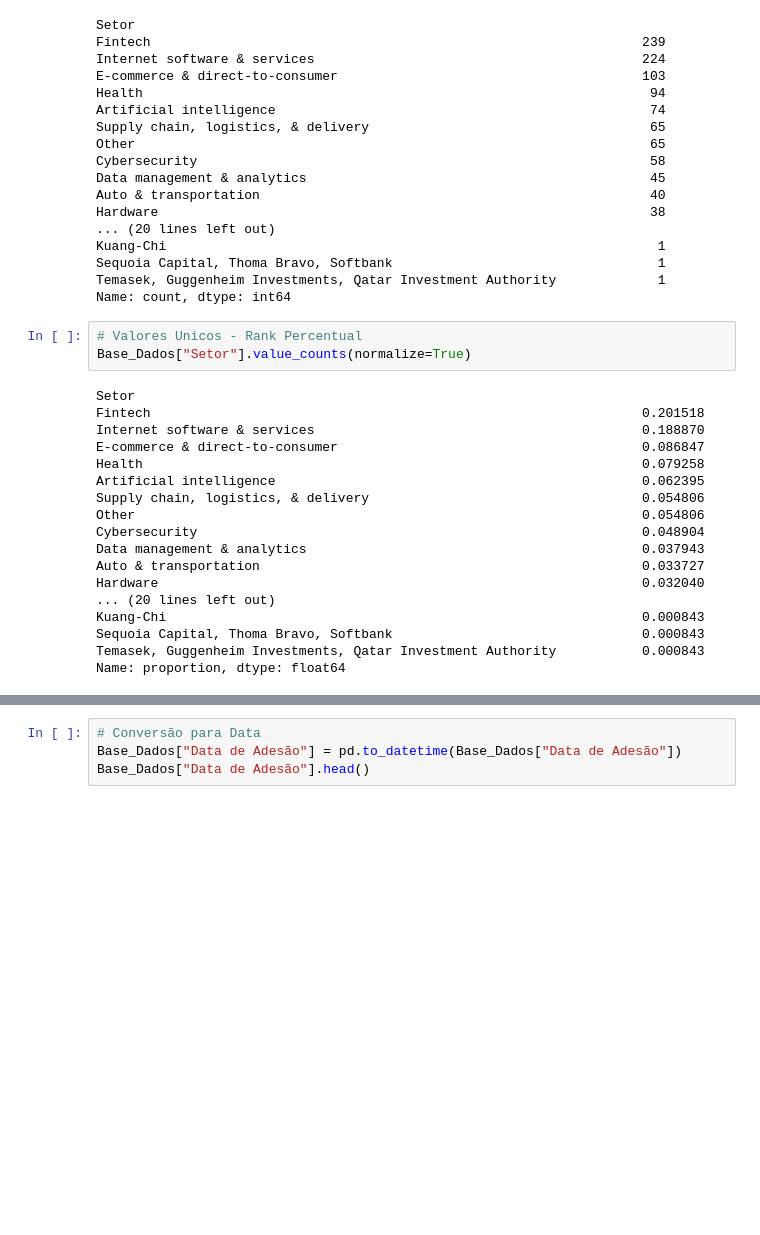
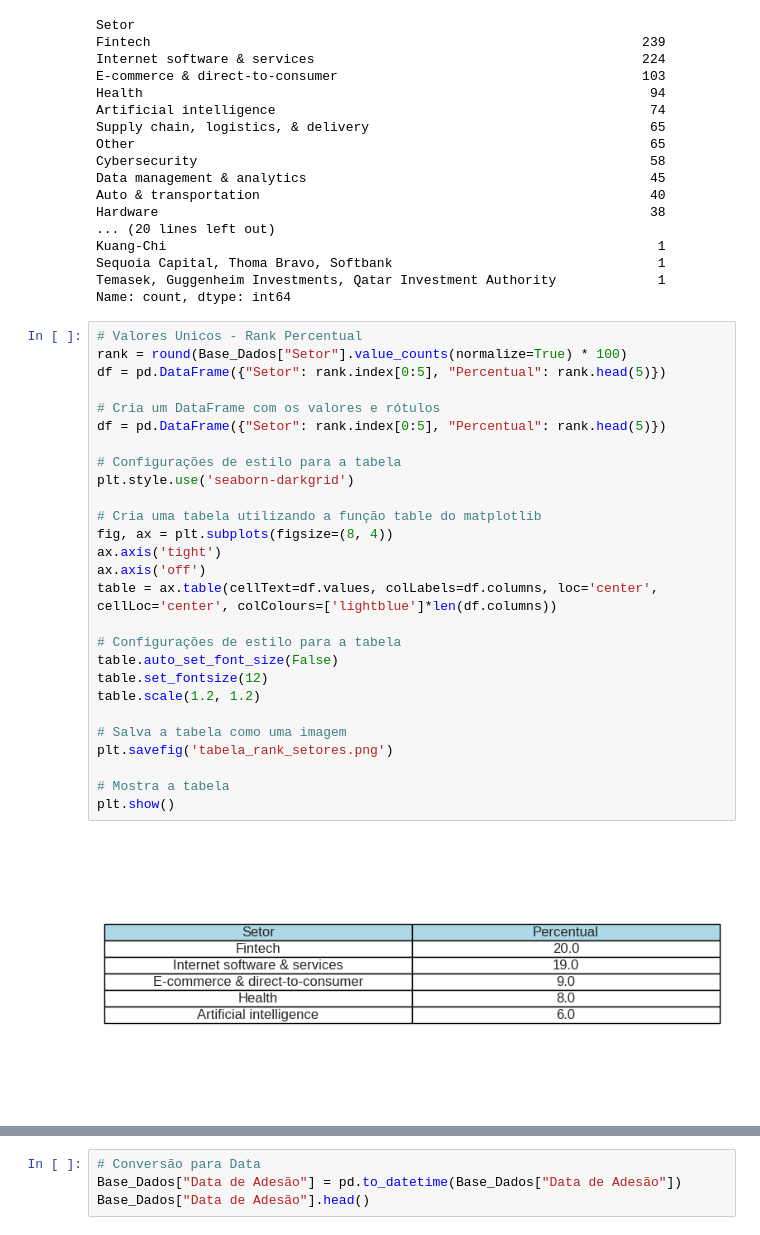
Before and after one commit to vhsmdev/analise-de-dados-projeto-unicornio, a Jupyter notebook: Projeto_Unicornios.ipynb, the cells around one changed output, grey strips where cells are left out. Drawn from its saved outputs; the diff is of its cells as text; blank space fills up the shorter version.

```diff
--- a/Projeto_Unicornios.ipynb
+++ b/Projeto_Unicornios.ipynb
@@ -138,27 +138,35 @@ Kuang-Chi                                                               1
 Sequoia Capital, Thoma Bravo, Softbank                                  1
 Temasek, Guggenheim Investments, Qatar Investment Authority             1
 Name: count, dtype: int64
-# %%
-# Valores Unicos - Rank Percentual
-Base_Dados["Setor"].value_counts(normalize=True)
-# %% [output]
-Setor
-Fintech                                                               0.201518
-Internet software & services                                          0.188870
-E-commerce & direct-to-consumer                                       0.086847
-Health                                                                0.079258
-Artificial intelligence                                               0.062395
-Supply chain, logistics, & delivery                                   0.054806
-Other                                                                 0.054806
-Cybersecurity                                                         0.048904
-Data management & analytics                                           0.037943
-Auto & transportation                                                 0.033727
-Hardware                                                              0.032040
-... (20 lines left out)
-Kuang-Chi                                                             0.000843
-Sequoia Capital, Thoma Bravo, Softbank                                0.000843
-Temasek, Guggenheim Investments, Qatar Investment Authority           0.000843
-Name: proportion, dtype: float64
+# %%
+# Valores Unicos - Rank Percentual
+rank = round(Base_Dados["Setor"].value_counts(normalize=True) * 100)
+df = pd.DataFrame({"Setor": rank.index[0:5], "Percentual": rank.head(5)})
+
+# Cria um DataFrame com os valores e rótulos
+df = pd.DataFrame({"Setor": rank.index[0:5], "Percentual": rank.head(5)})
+
+# Configurações de estilo para a tabela
+plt.style.use('seaborn-darkgrid')
+
+# Cria uma tabela utilizando a função table do matplotlib
+fig, ax = plt.subplots(figsize=(8, 4))
+ax.axis('tight')
+ax.axis('off')
+table = ax.table(cellText=df.values, colLabels=df.columns, loc='center', cellLoc='center', colColours=['lightblue']*len(df.columns))
+
+# Configurações de estilo para a tabela
+table.auto_set_font_size(False)
+table.set_fontsize(12)
+table.scale(1.2, 1.2)
+
+# Salva a tabela como uma imagem
+plt.savefig('tabela_rank_setores.png')
+
+# Mostra a tabela
+plt.show()
+# %% [output]
+[figure, added]
 # %%
 # Analise dos setores
 plt.figure(figsize=(15,6))
```
Also changed, not shown: parts of 7 cells of this notebook.
